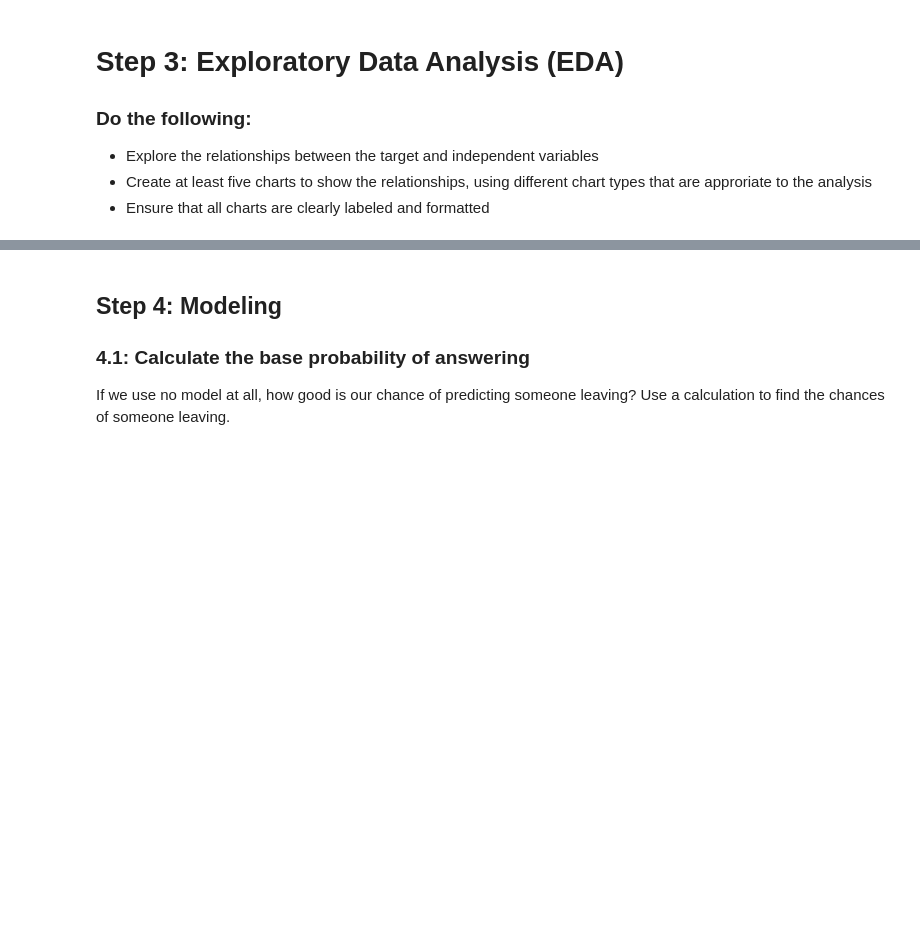
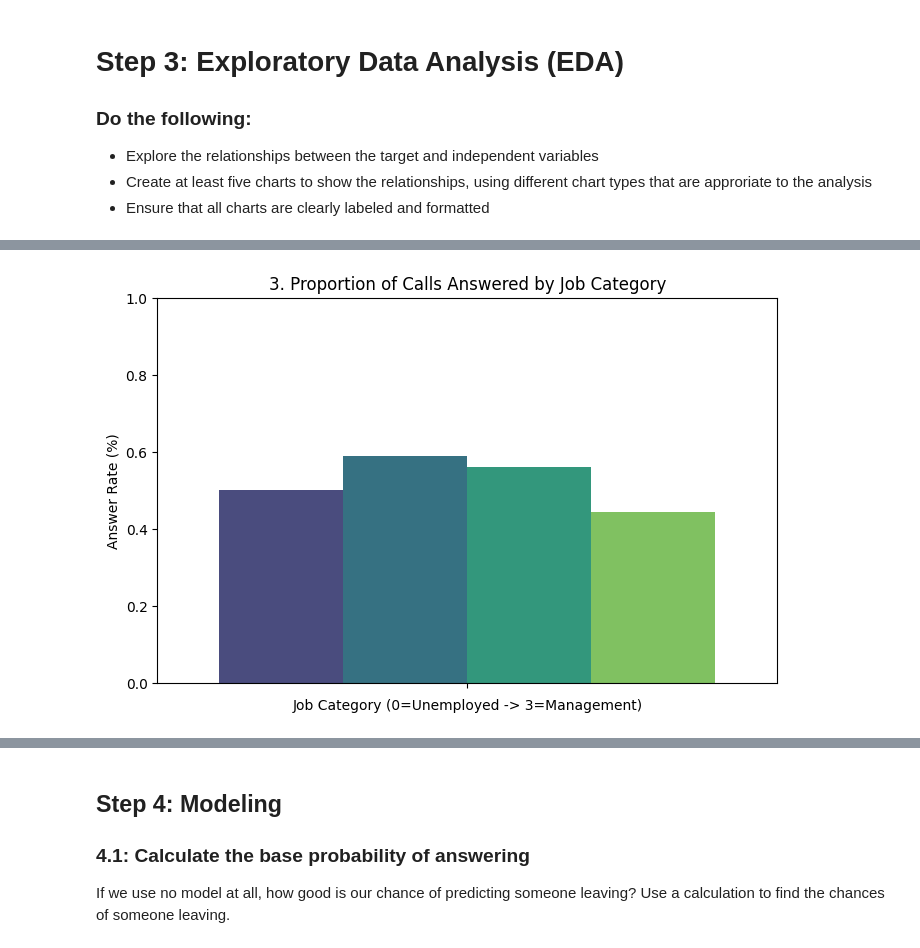
Before and after one commit to expely/Business-Analytics-Labs, a Jupyter notebook: Assignments/assignment_10_classification.ipynb, the cells around one changed output, grey strips where cells are left out. Drawn from its saved outputs; the diff is of its cells as text; code cells hidden in the pictures; blank space fills up the shorter version.

```diff
--- a/Assignments/assignment_10_classification.ipynb
+++ b/Assignments/assignment_10_classification.ipynb
@@ -124,0 +220,11 @@ Import the libraries you will need, such as:
+# %%
+# Barplot
+plt.figure(figsize=(8, 5))
+sns.barplot(data=df_clean, hue='job', y='answered', errorbar=None, palette='viridis', legend=False)
+plt.title('3. Proportion of Calls Answered by Job Category')
+plt.xlabel('Job Category (0=Unemployed -> 3=Management)')
+plt.ylabel('Answer Rate (%)')
+plt.ylim(0, 1)
+plt.show()
+# %% [output]
+[figure, added]
```
Also changed, not shown: parts of 55 cells of this notebook.
